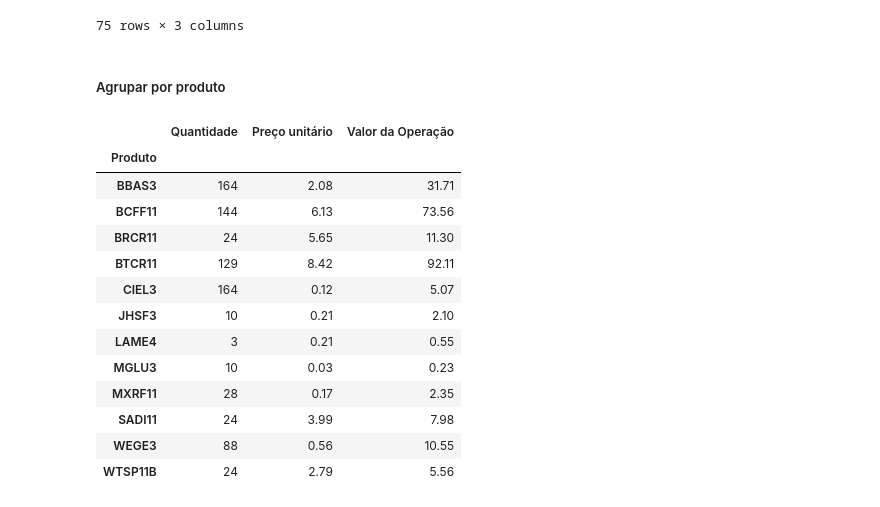
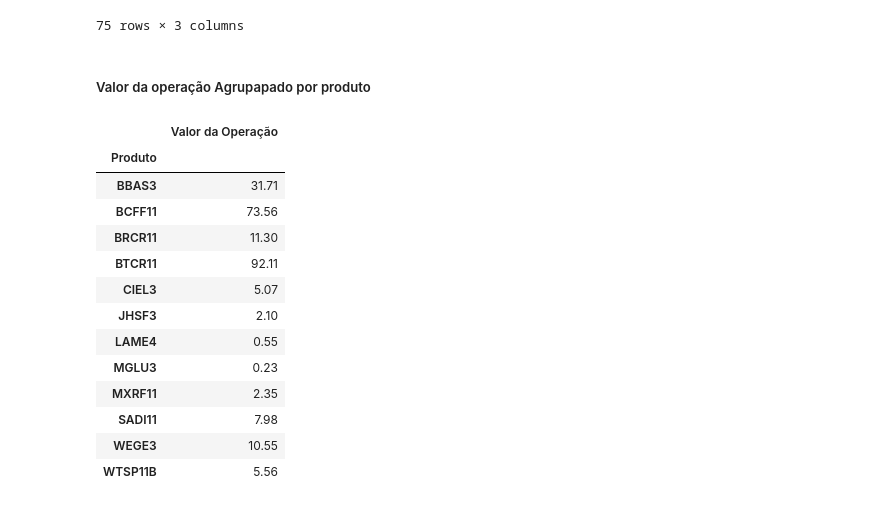
Before and after one commit to CarmoPJunior/Python-Estudos, a Jupyter notebook: analise_B3_Panda/Untitled.ipynb, the cells around one changed output. Cells and saved outputs as stored; diff of their text form; code cells hidden in the pictures.

```diff
--- a/Pandas-Analise-B3/Untitled.ipynb
+++ b/analise_B3_Panda/Untitled.ipynb
@@ -199,22 +199,22 @@ df_por_produto.head(76)
 |  |  | SADI11 | 2 | 0.59 | 1.18 |
 75 rows × 3 columns
 # %% [markdown]
-##### Agrupar por produto
+##### Valor da operação Agrupapado por produto
 # %%
-df_por_produto = df_filter_movimentacao.groupby([df['Produto']]).sum()
+df_por_produto = df_filter_movimentacao.groupby([df['Produto']])['Produto','Valor da Operação'].sum()
 df_por_produto
 # %% [output]
-|  | Quantidade | Preço unitário | Valor da Operação |
-| Produto |  |  |  |
-| BBAS3 | 164 | 2.08 | 31.71 |
-| BCFF11 | 144 | 6.13 | 73.56 |
-| BRCR11 | 24 | 5.65 | 11.30 |
-| BTCR11 | 129 | 8.42 | 92.11 |
-| CIEL3 | 164 | 0.12 | 5.07 |
-| JHSF3 | 10 | 0.21 | 2.10 |
-| LAME4 | 3 | 0.21 | 0.55 |
-| MGLU3 | 10 | 0.03 | 0.23 |
-| MXRF11 | 28 | 0.17 | 2.35 |
-| SADI11 | 24 | 3.99 | 7.98 |
-| WEGE3 | 88 | 0.56 | 10.55 |
-| WTSP11B | 24 | 2.79 | 5.56 |
+|  | Valor da Operação |
+| Produto |  |
+| BBAS3 | 31.71 |
+| BCFF11 | 73.56 |
+| BRCR11 | 11.30 |
+| BTCR11 | 92.11 |
+| CIEL3 | 5.07 |
+| JHSF3 | 2.10 |
+| LAME4 | 0.55 |
+| MGLU3 | 0.23 |
+| MXRF11 | 2.35 |
+| SADI11 | 7.98 |
+| WEGE3 | 10.55 |
+| WTSP11B | 5.56 |
```
Also changed, not shown: parts of 8 cells of this notebook, 1 other file.
